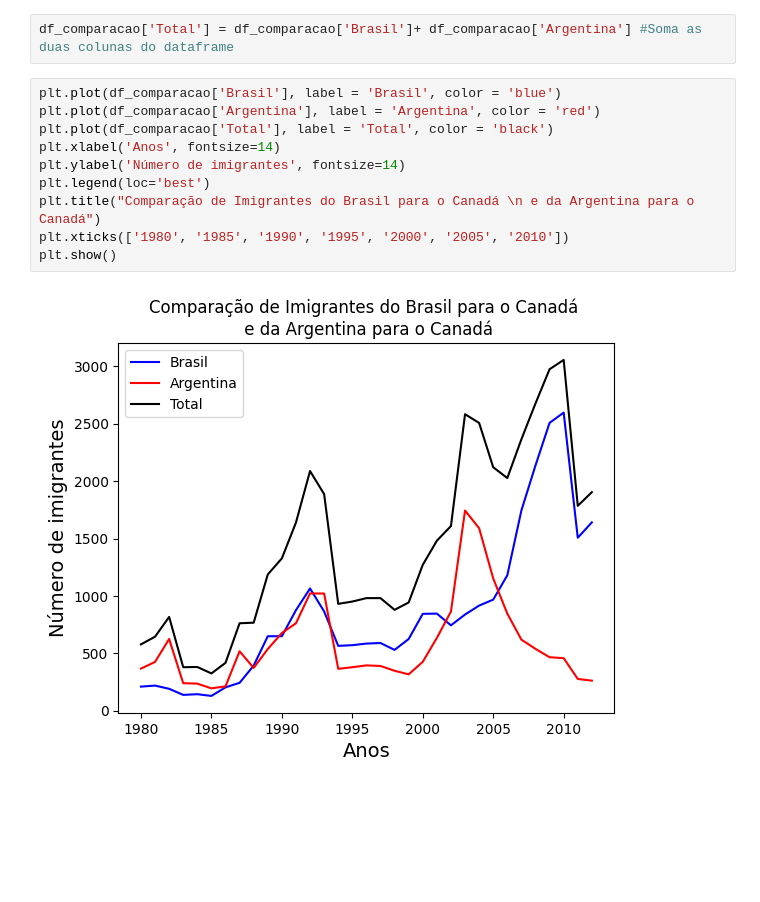
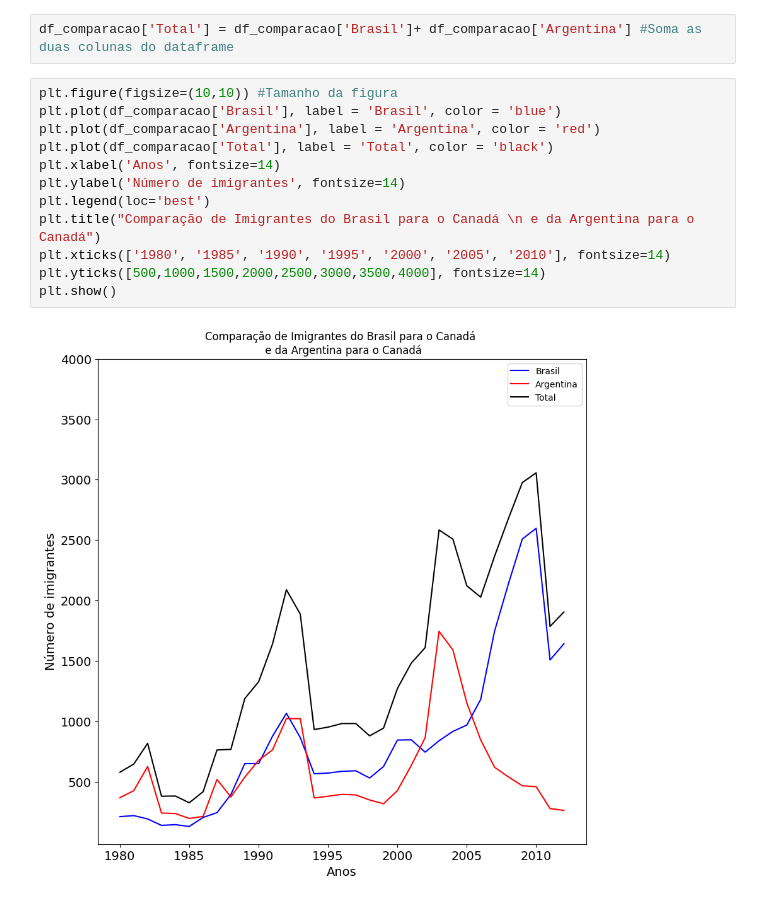
Before and after one commit to kaualayon/codigo_IABD2024, a Jupyter notebook: Aula04/codigo.ipynb, the cells around one changed output. Cells and saved outputs as stored; diff of their text form; blank space fills up the shorter version.

```diff
--- a/Aula04/codigo.ipynb
+++ b/Aula04/codigo.ipynb
@@ -232,14 +232,16 @@ df_comparacao.head()
 # %%
 df_comparacao['Total'] = df_comparacao['Brasil']+ df_comparacao['Argentina'] #Soma as duas colunas do dataframe
 # %%
+plt.figure(figsize=(10,10)) #Tamanho da figura
 plt.plot(df_comparacao['Brasil'], label = 'Brasil', color = 'blue')
 plt.plot(df_comparacao['Argentina'], label = 'Argentina', color = 'red')
 plt.plot(df_comparacao['Total'], label = 'Total', color = 'black')
 plt.xlabel('Anos', fontsize=14)
 plt.ylabel('Número de imigrantes', fontsize=14)
 plt.legend(loc='best')
 plt.title("Comparação de Imigrantes do Brasil para o Canadá \n e da Argentina para o Canadá")
-plt.xticks(['1980', '1985', '1990', '1995', '2000', '2005', '2010'])
+plt.xticks(['1980', '1985', '1990', '1995', '2000', '2005', '2010'], fontsize=14)
+plt.yticks([500,1000,1500,2000,2500,3000,3500,4000], fontsize=14)
 plt.show()
 # %% [output]
-[figure, old version]
+[figure, new version]
```
Also changed, not shown: parts of 2 cells of this notebook.
